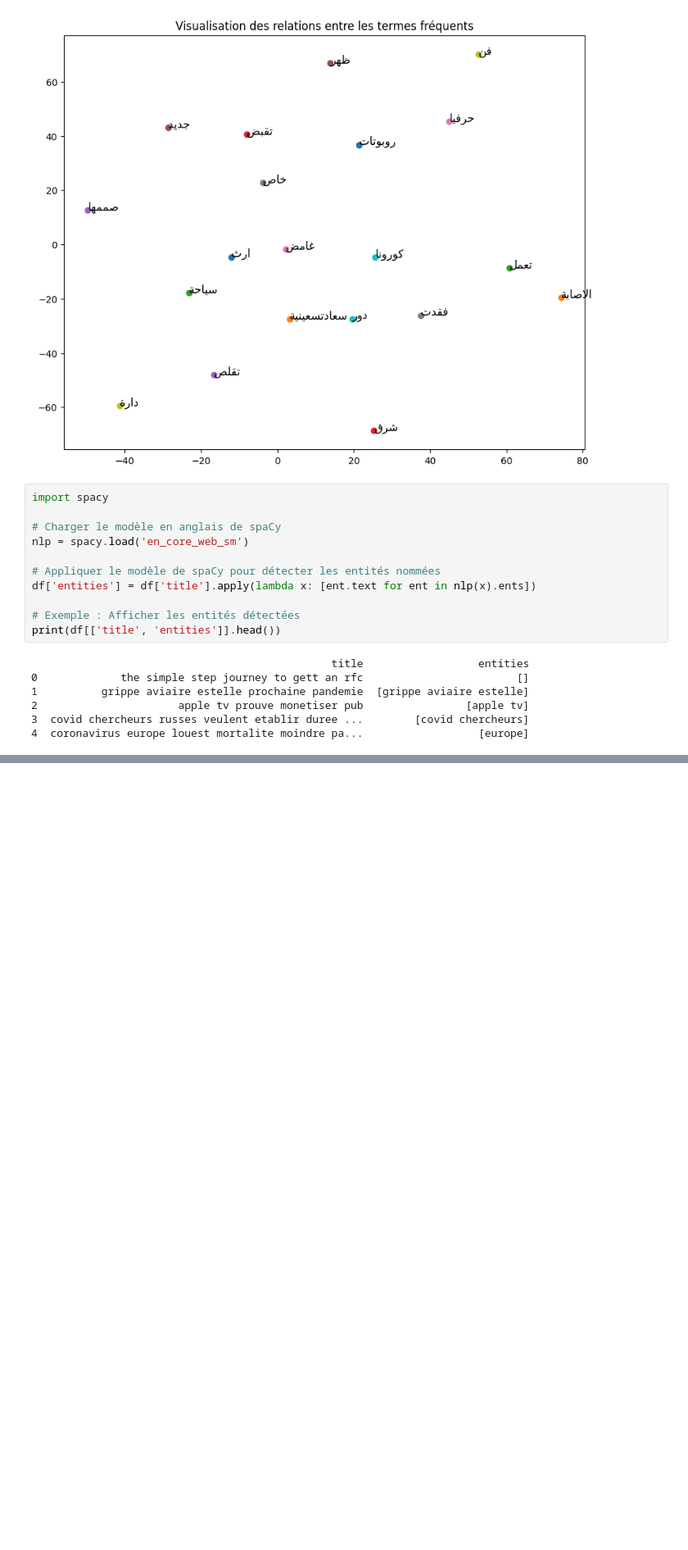
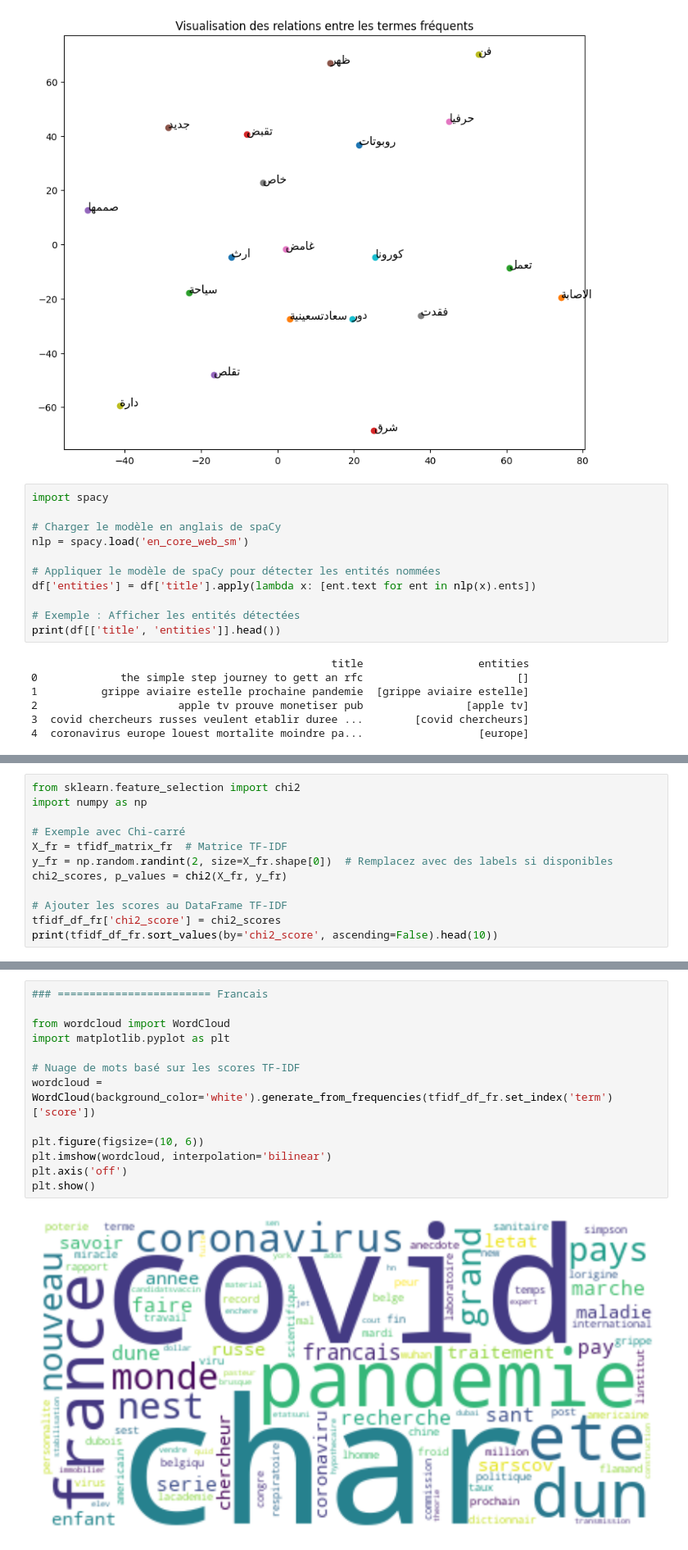
Before and after one commit to abderrafii80/Multilingual-Tweet, a Jupyter notebook: notebooks/pretraitement_articles_news.ipynb, the cells around one changed output, grey strips where cells are left out. Shown at 82% size. Drawn from its saved outputs; the diff is of its cells as text; blank space fills up the shorter version.

```diff
--- a/notebooks/pretraitement_articles_news.ipynb
+++ b/notebooks/pretraitement_articles_news.ipynb
@@ -546,0 +673,12 @@ print(df[['title', 'entities']].head())
+# %%
+from sklearn.feature_selection import chi2
+import numpy as np
+
+# Exemple avec Chi-carré
+X_fr = tfidf_matrix_fr  # Matrice TF-IDF
+y_fr = np.random.randint(2, size=X_fr.shape[0])  # Remplacez avec des labels si disponibles
+chi2_scores, p_values = chi2(X_fr, y_fr)
+
+# Ajouter les scores au DataFrame TF-IDF
+tfidf_df_fr['chi2_score'] = chi2_scores
+print(tfidf_df_fr.sort_values(by='chi2_score', ascending=False).head(10))
@@ -546,0 +800,15 @@ print(df[['title', 'entities']].head())
+# %%
+### ======================== Francais
+
+from wordcloud import WordCloud
+import matplotlib.pyplot as plt
+
+# Nuage de mots basé sur les scores TF-IDF
+wordcloud = WordCloud(background_color='white').generate_from_frequencies(tfidf_df_fr.set_index('term')['score'])
+
+plt.figure(figsize=(10, 6))
+plt.imshow(wordcloud, interpolation='bilinear')
+plt.axis('off')
+plt.show()
+# %% [output]
+[figure, added]
```
Also changed, not shown: parts of 21 cells of this notebook, 13 other files.
